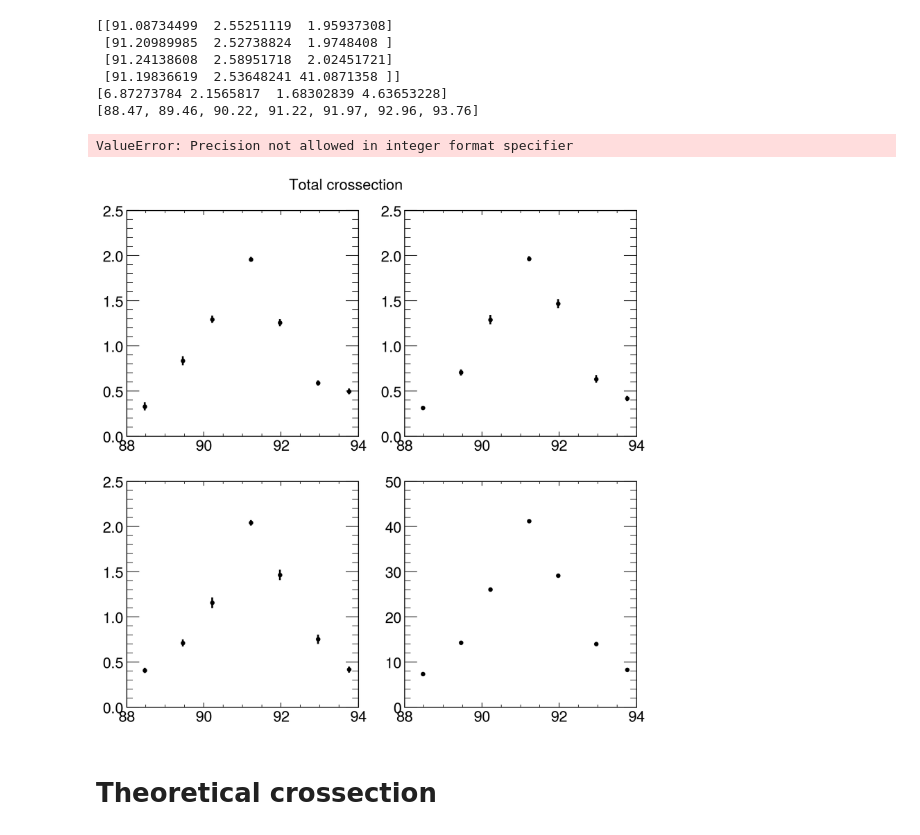
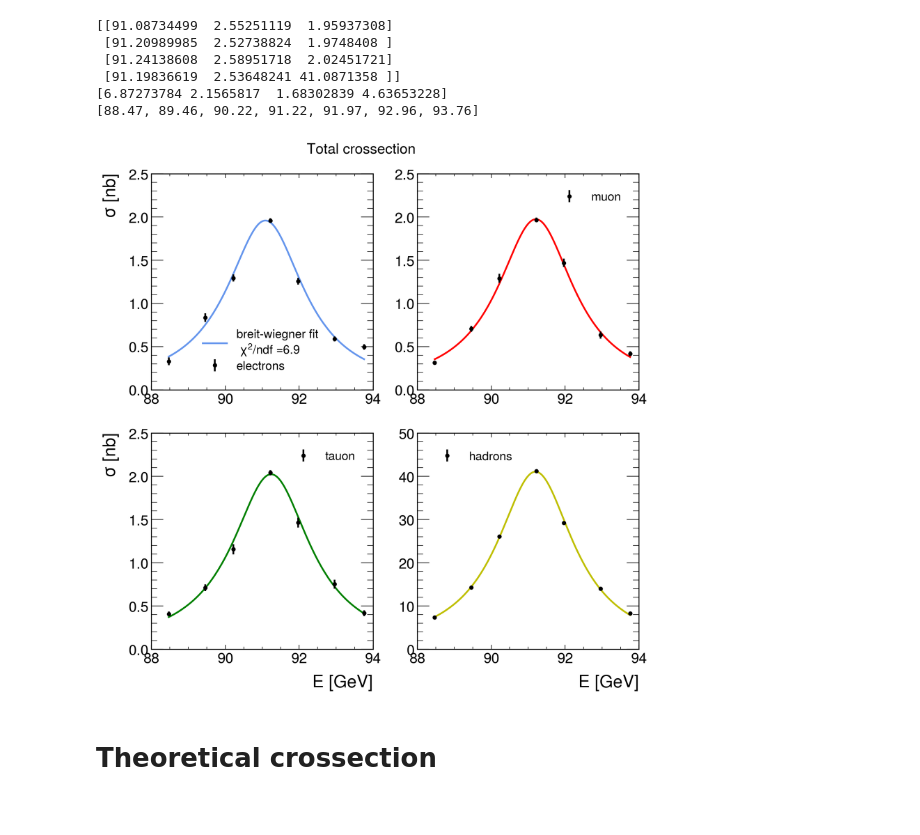
Before and after one commit to lukasg96/z0-precisionmeasurement, a Jupyter notebook: z0_experiment.ipynb, the cells around one changed output. Drawn from its saved outputs; the diff is of its cells as text; code cells hidden in the pictures.

```diff
--- a/z0_experiment.ipynb
+++ b/z0_experiment.ipynb
@@ -968,34 +968,33 @@ print(energy)
 # %%
 # Plotting the cross sections with the coresponding Breit-Wigner Fits
 
 fig, ax = plt.subplots(2, 2, figsize=(10, 10))
 
 fig.suptitle('Total crossection')
 ax[0,0].errorbar(energy, Sigma_corr[0], yerr=Sigma_corr_err[0], label = 'electrons', fmt='.', color='black', zorder=2)#, fmt="+", ms=2, elinewidth=0.6, capsize=3, mew=1)
 ax[0,1].errorbar(energy, Sigma_corr[1], yerr=Sigma_corr_err[1], label = 'muon', fmt='.', color='black', zorder=2)#, fmt="+", ms=2, elinewidth=0.6, capsize=3, mew=1)
 ax[1,0].errorbar(energy, Sigma_corr[2], yerr=Sigma_corr_err[2], label = 'tauon', fmt='.', color='black', zorder=2)#, fmt="+", ms=2, elinewidth=0.6, capsize=3, mew=1)
 ax[1,1].errorbar(energy, Sigma_corr[3], yerr=Sigma_corr_err[3], label = 'hadrons', fmt='.', color='black', zorder=2)#, fmt="+", ms=2, elinewidth=0.6, capsize=3, mew=1)
 
-ax[0,0].plot(listE,fit_sigma[0,:], color=colors['es'], zorder=1, label = r'fit \n $\Chi^2/ndf$ ='.format(5))
+ax[0,0].plot(listE,fit_sigma[0,:], color=colors['es'], zorder=1, label = 'Breit-Wiegner fit \n $ \chi ^2 / ndf $ ={:1.2}'.format(chi[0]) )
 ax[0,1].plot(listE,fit_sigma[1,:], color=colors['m'], zorder=1)
 ax[1,0].plot(listE,fit_sigma[2,:], color=colors['t'], zorder=1)
 ax[1,1].plot(listE,fit_sigma[3,:], color=colors['q'], zorder=1)
 
 ax[0,0].set_ylim(0,2.5)
 
 ax[0,0].legend()
 ax[0,1].legend()
 ax[1,0].legend()
 ax[1,1].legend()
 
 ax[1,1].set_xlabel('E [GeV]')
 ax[1,0].set_xlabel('E [GeV]')
 ax[0,0].set_ylabel(r'$\sigma$ [nb]')
 ax[1,0].set_ylabel(r'$\sigma$ [nb]')
 plt.show()
 # %% [output]
-ValueError: Precision not allowed in integer format specifier
-[figure, old version]
+[figure, new version]
 # %% [markdown]
 # Theoretical crossection
 # %%
```
